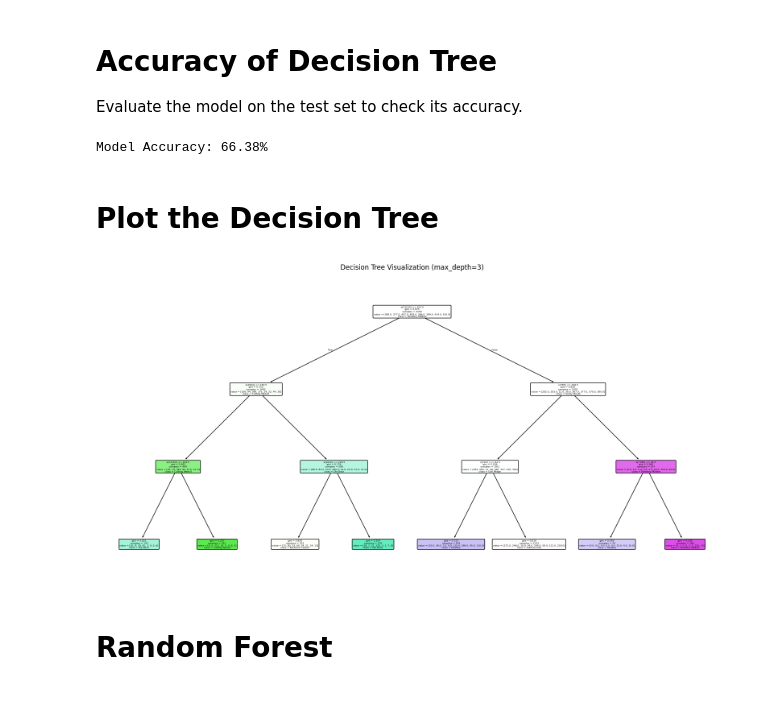
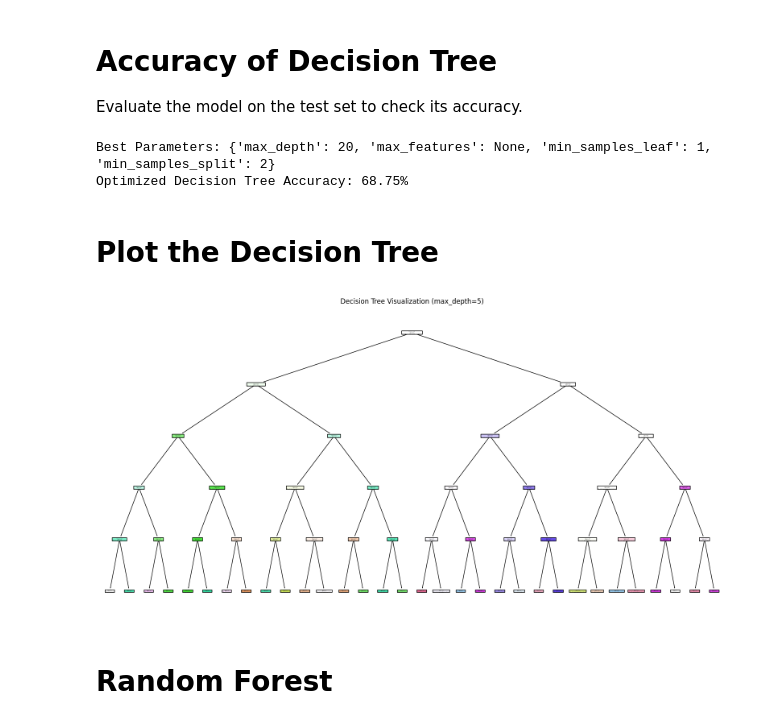
Before and after one commit to TasnimIsrakSynthia/CSE474-ML-, a Jupyter notebook: CSE475_lab_01.ipynb, the cells around one changed output. Cells and saved outputs as stored; diff of their text form; code cells hidden in the pictures.

```diff
--- a/CSE475_lab_01.ipynb
+++ b/CSE475_lab_01.ipynb
@@ -208,32 +192,68 @@ Model training complete.
 # %% [markdown]
 # Accuracy of Decision Tree
 Evaluate the model on the test set to check its accuracy.
-# %%
-# Predict on the test set
-y_pred = clf.predict(X_test)
-
-# Calculate accuracy
-accuracy = accuracy_score(y_test, y_pred)
-print(f"Model Accuracy: {accuracy * 100:.2f}%")
-# %% [output]
-Model Accuracy: 66.38%
+# %%
+from sklearn.tree import DecisionTreeClassifier
+from sklearn.model_selection import GridSearchCV
+from sklearn.metrics import accuracy_score
+
+# Define a parameter grid to search over
+param_grid = {
+    'max_depth': [5, 10, 15, 20, None],
+    'min_samples_split': [2, 5, 10],
+    'min_samples_leaf': [1, 2, 4],
+    'max_features': [None, 'sqrt', 'log2']
+}
+
+# Create the base model
+clf = DecisionTreeClassifier(random_state=42)
+
+# Perform grid search
+grid_search = GridSearchCV(estimator=clf, param_grid=param_grid, cv=5, scoring='accuracy', n_jobs=-1)
+grid_search.fit(X_train, y_train)
+
+# Print best parameters
+print("Best Parameters:", grid_search.best_params_)
+
+# Train Decision Tree with the best parameters
+best_clf = grid_search.best_estimator_
+best_clf.fit(X_train, y_train)
+
+# Predict on the test set
+y_pred = best_clf.predict(X_test)
+
+# Calculate accuracy
+accuracy = accuracy_score(y_test, y_pred)
+print(f"Optimized Decision Tree Accuracy: {accuracy * 100:.2f}%")
+# %% [output]
+Best Parameters: {'max_depth': 20, 'max_features': None, 'min_samples_leaf': 1, 'min_samples_split': 2}
+Optimized Decision Tree Accuracy: 68.75%
+# %%
+# Initialize Decision Tree with preset pruning values
+pruned_clf = DecisionTreeClassifier(max_depth=10, min_samples_split=5, min_samples_leaf=2, random_state=42)
+pruned_clf.fit(X_train, y_train)
+
+# Predict and calculate accuracy
+y_pred_pruned = pruned_clf.predict(X_test)
+accuracy_pruned = accuracy_score(y_test, y_pred_pruned)
+print(f"Pruned Decision Tree Accuracy: {accuracy_pruned * 100:.2f}%")
 # %% [markdown]
 # Plot the Decision Tree
 # %%
 from sklearn.tree import DecisionTreeClassifier, plot_tree
 import matplotlib.pyplot as plt
 
 # Train a smaller Decision Tree for better visualization
-clf_small = DecisionTreeClassifier(max_depth=3, random_state=42)
+clf_small = DecisionTreeClassifier(max_depth=5, random_state=42)
 clf_small.fit(X_train, y_train)
 
 # Plot the tree
 plt.figure(figsize=(20, 10))
 plot_tree(clf_small, filled=True, feature_names=None, class_names=np.unique(y_train), rounded=True)
-plt.title("Decision Tree Visualization (max_depth=3)")
+plt.title("Decision Tree Visualization (max_depth=5)")
 plt.show()
 # %% [output]
-[figure, old version]
+[figure, new version]
 # %% [markdown]
 #  Random Forest
 # %%
```
Also changed, not shown: parts of 13 cells of this notebook.
